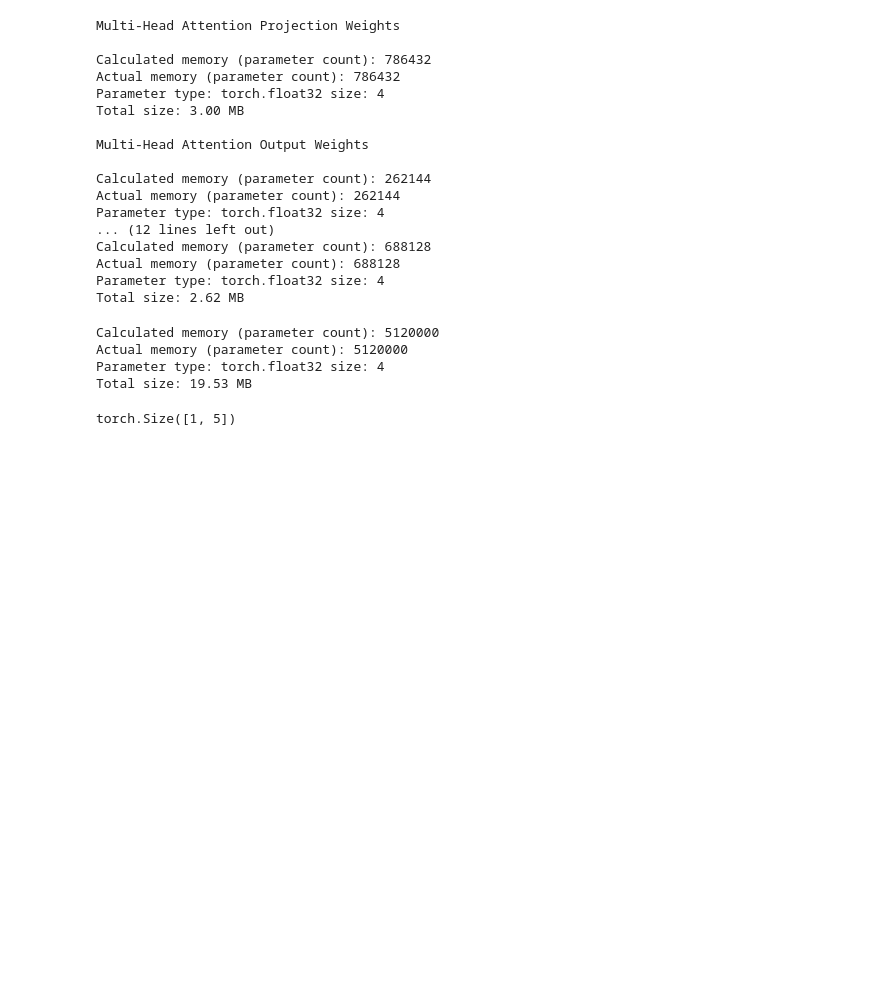
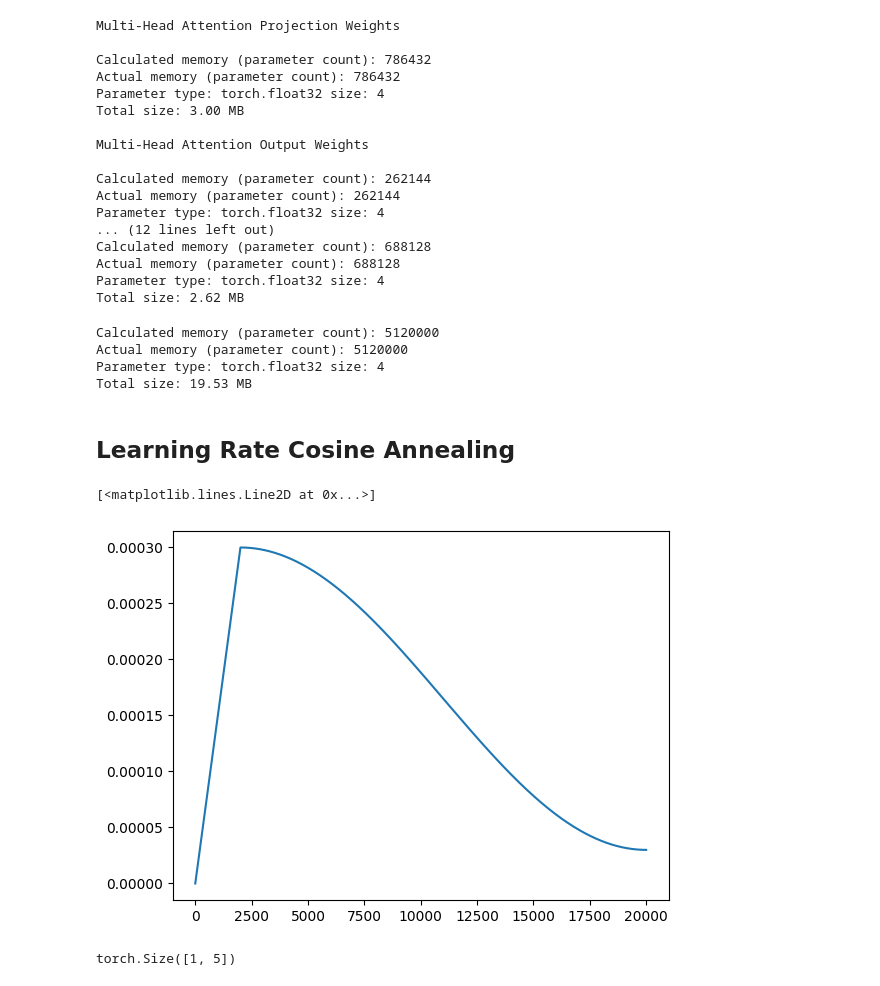
Before and after one commit to phanix5/LearningTransformer, a Jupyter notebook: playground.ipynb, the cells around one changed output. Saved outputs shown, nothing was run; the diff lists cells and outputs as text; code cells hidden in the pictures; blank space fills up the shorter version.

```diff
--- a/playground.ipynb
+++ b/playground.ipynb
@@ -113,6 +114,16 @@ Calculated memory (parameter count): 5120000
 Actual memory (parameter count): 5120000
 Parameter type: torch.float32 size: 4
 Total size: 19.53 MB
+# %% [markdown]
+## Learning Rate Cosine Annealing
+# %%
+from cs336_basics.trainer import get_lr_cosine_schedule
+iters = np.arange(20000)
+lr_sched = [get_lr_cosine_schedule(iter, 3e-4, 3e-5, 2000, 20000) for iter in iters]
+plt.plot(iters, lr_sched)
+# %% [output]
+[<matplotlib.lines.Line2D at 0x...>]
+[figure, added]
 # %%
 # torch.unsqeeze
 torch.arange(5).unsqueeze(0)
```
Also changed, not shown: parts of 2 cells of this notebook, 2 other files.
